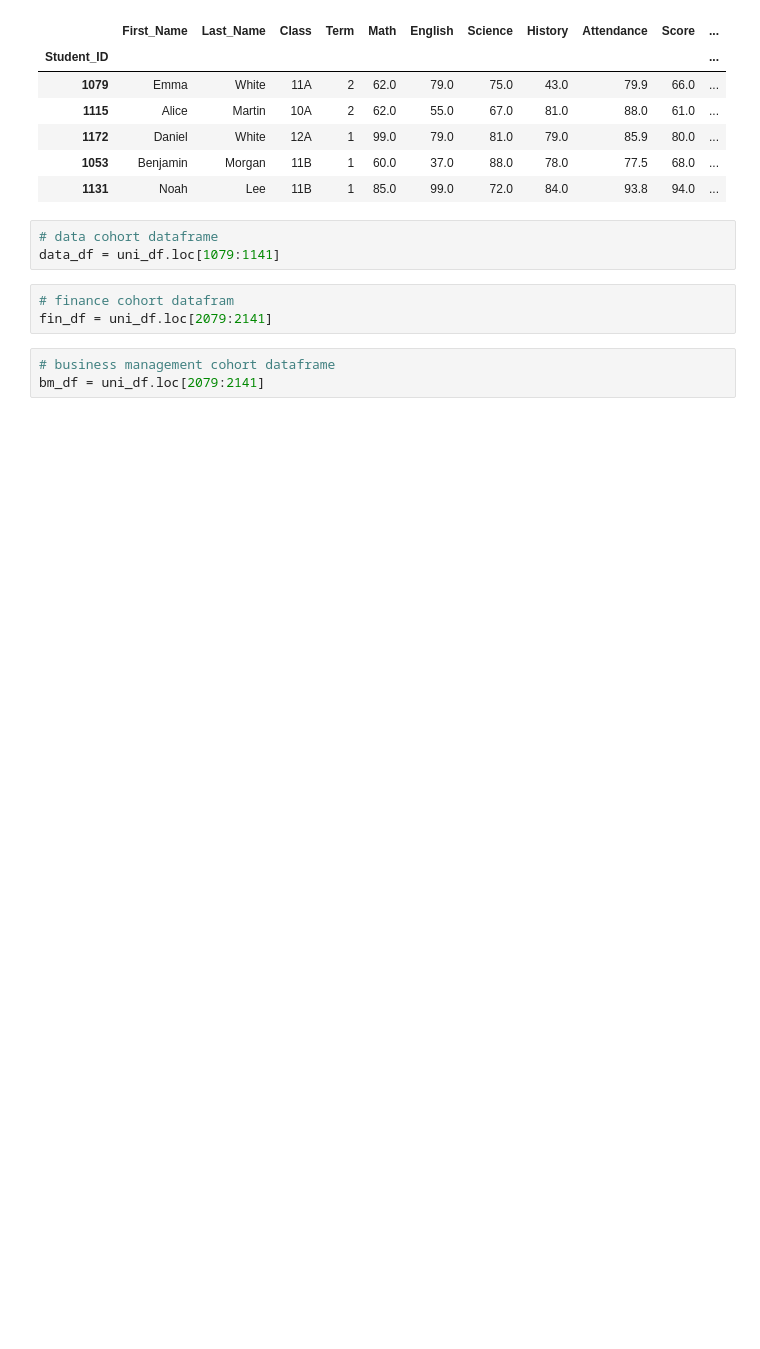
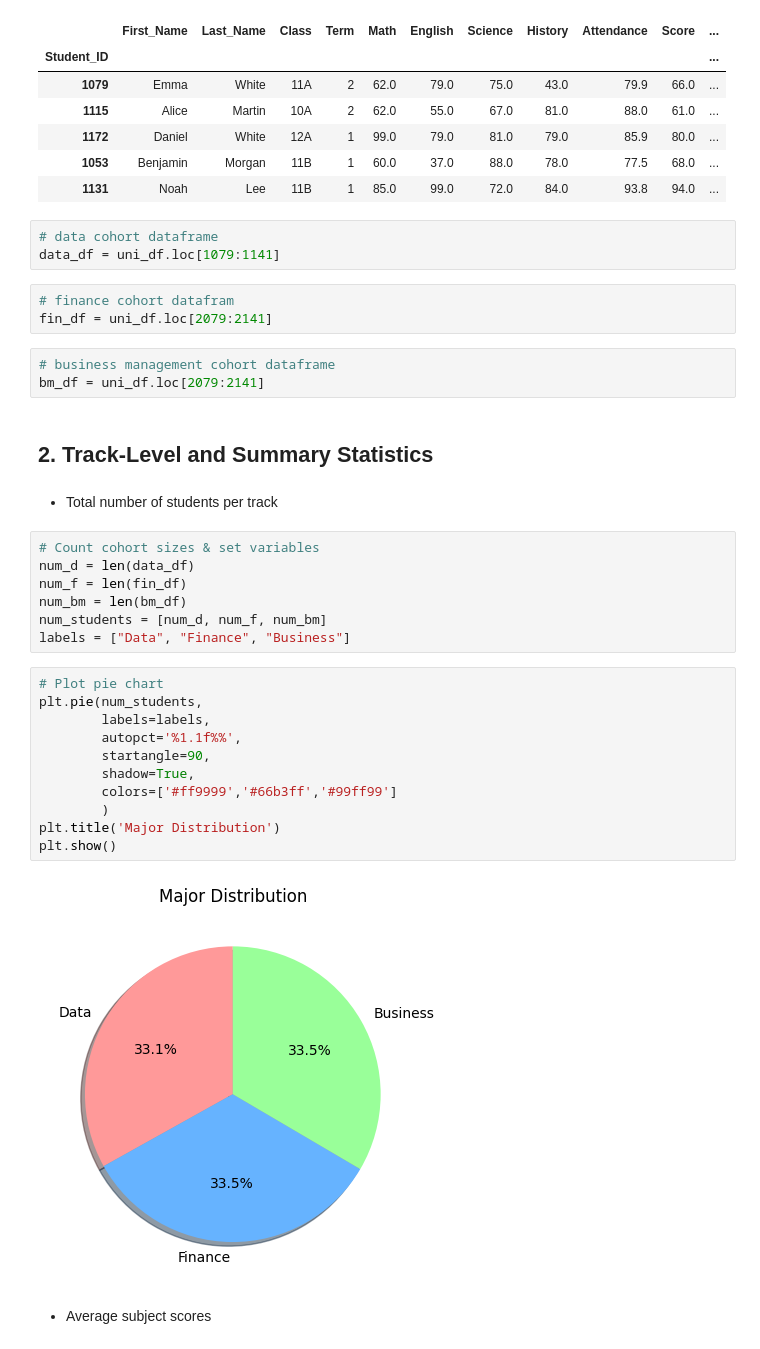
Before and after one commit to jemerson24/data_analysis_report, a Jupyter notebook: notebook/data_analysis_report.ipynb, the cells around one changed output. Saved outputs shown, nothing was run; the diff lists cells and outputs as text; blank space fills up the shorter version.

```diff
--- a/notebook/data_analysis_report.ipynb
+++ b/notebook/data_analysis_report.ipynb
@@ -22,3 +29,29 @@ fin_df = uni_df.loc[2079:2141]
 # %%
 # business management cohort dataframe
 bm_df = uni_df.loc[2079:2141]
+# %% [markdown]
+## 2. Track-Level and Summary Statistics
+# %% [markdown]
+- Total number of students per track
+# %%
+# Count cohort sizes & set variables
+num_d = len(data_df)
+num_f = len(fin_df)
+num_bm = len(bm_df)
+num_students = [num_d, num_f, num_bm]
+labels = ["Data", "Finance", "Business"]
+# %%
+# Plot pie chart
+plt.pie(num_students,
+        labels=labels,
+        autopct='%1.1f%%',
+        startangle=90,
+        shadow=True,
+        colors=['#ff9999','#66b3ff','#99ff99']
+        )
+plt.title('Major Distribution')
+plt.show()
+# %% [output]
+[figure, added]
+# %% [markdown]
+- Average subject scores
```
Also changed, not shown: parts of 12 cells of this notebook.
